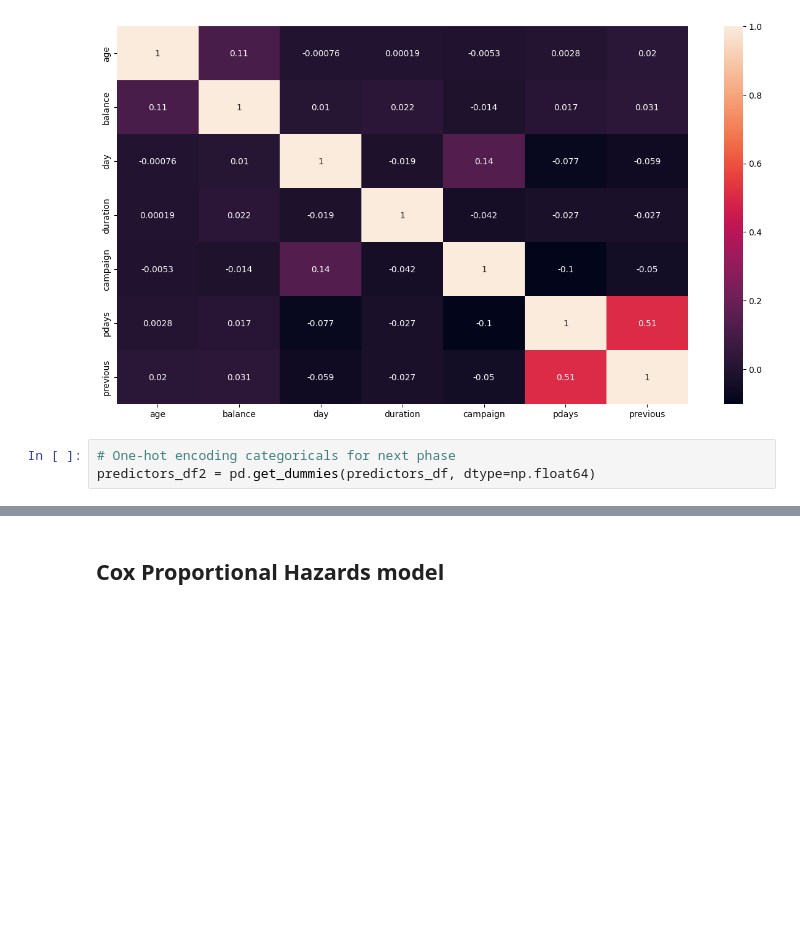
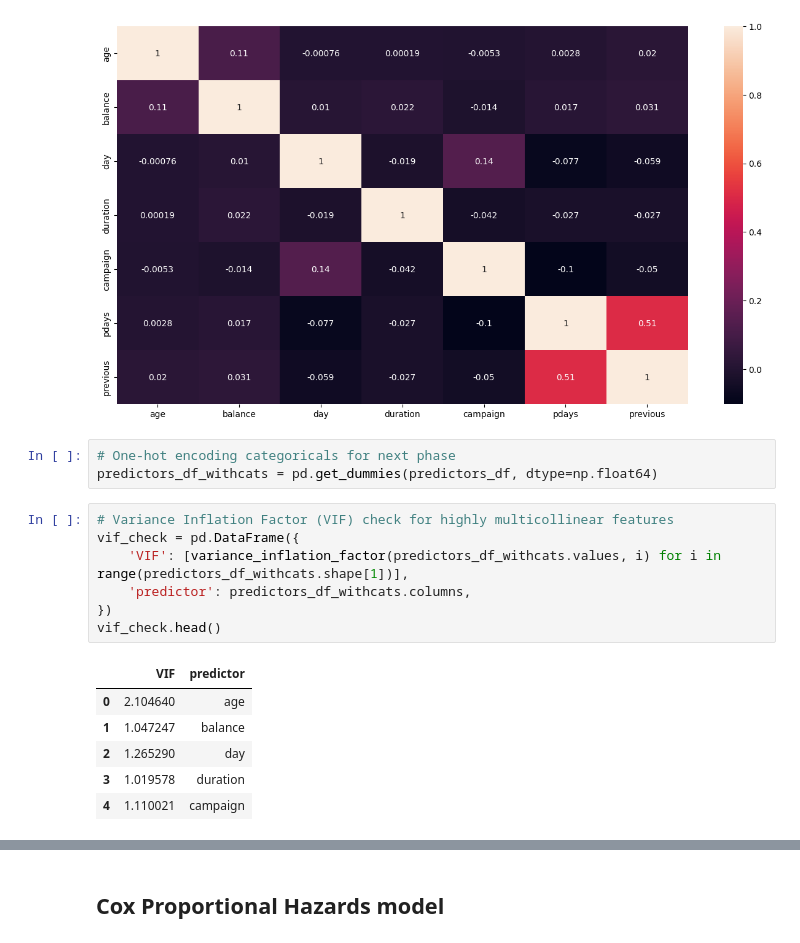
Before and after one commit to av1kav/jupyter-notebooks, a Jupyter notebook: SurvivalTimeAnalysis.ipynb, the cells around one changed output, grey strips where cells are left out. Saved outputs shown, nothing was run; the diff lists cells and outputs as text; blank space fills up the shorter version.

```diff
--- a/SurvivalTimeAnalysis.ipynb
+++ b/SurvivalTimeAnalysis.ipynb
@@ -76,5 +122,19 @@ sns.heatmap(cm, xticklabels=cm.columns, yticklabels=cm.columns, annot=True)
 [figure]
 # %%
 # One-hot encoding categoricals for next phase
-predictors_df2 = pd.get_dummies(predictors_df, dtype=np.float64)
+predictors_df_withcats = pd.get_dummies(predictors_df, dtype=np.float64)
+# %%
+# Variance Inflation Factor (VIF) check for highly multicollinear features
+vif_check = pd.DataFrame({
+    'VIF': [variance_inflation_factor(predictors_df_withcats.values, i) for i in range(predictors_df_withcats.shape[1])],
+    'predictor': predictors_df_withcats.columns,
+})
+vif_check.head()
+# %% [output]
+|  | VIF | predictor |
+| 0 | 2.104640 | age |
+| 1 | 1.047247 | balance |
+| 2 | 1.265290 | day |
+| 3 | 1.019578 | duration |
+| 4 | 1.110021 | campaign |
 # %%
```
Also changed, not shown: parts of 16 cells of this notebook, 4 other files.
